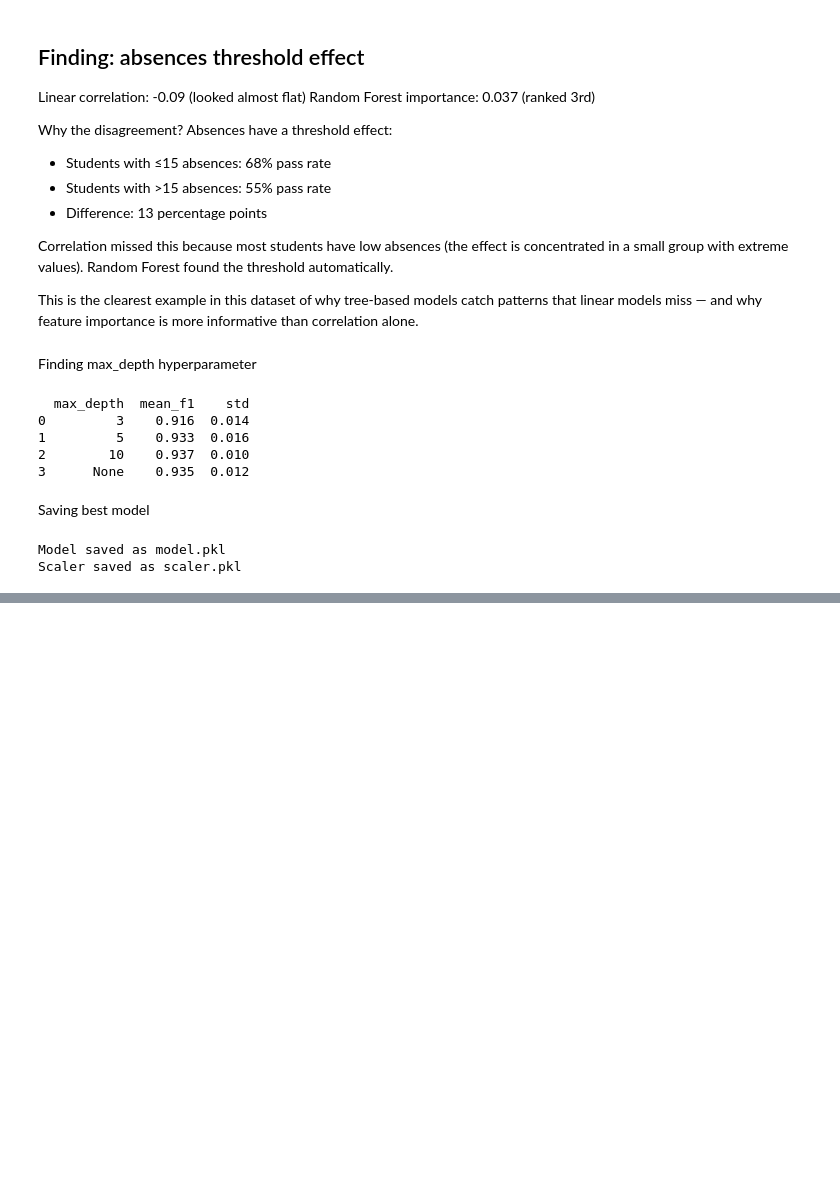
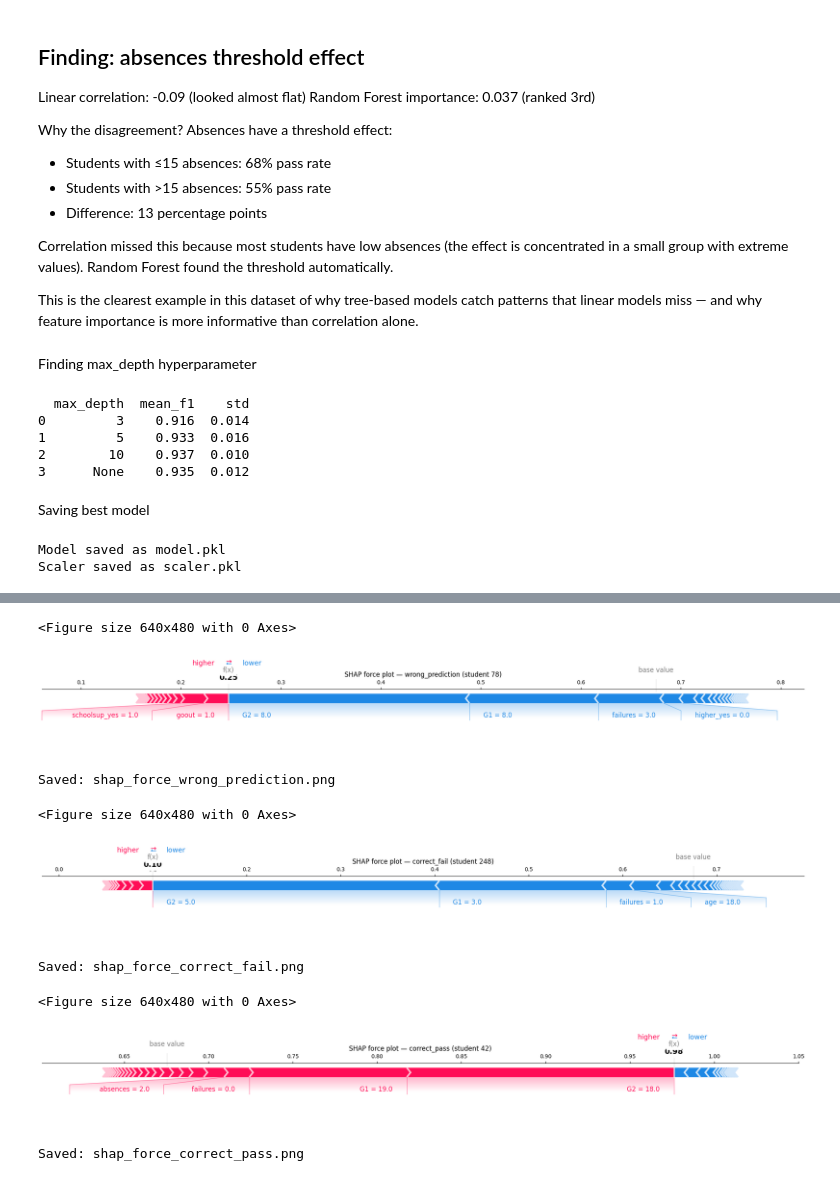
Before and after one commit to Loveena-15/student-pass-prediction-ml, a Jupyter notebook: student_pass_prediction.ipynb, the cells around one changed output, grey strips where cells are left out. Cells and saved outputs as stored; diff of their text form; code cells hidden in the pictures; blank space fills up the shorter version.

```diff
--- a/student_pass_prediction.ipynb
+++ b/student_pass_prediction.ipynb
@@ -820,0 +967,36 @@ Scaler saved as scaler.pkl
+# %%
+import matplotlib.pyplot as plt
+
+student_indices = {
+    'wrong_prediction': 78,
+    'correct_fail': 248,
+    'correct_pass': 42
+}
+
+for label, student_id in student_indices.items():
+    pos = X_test.index.get_loc(student_id)
+
+    plt.figure()
+    shap.force_plot(
+        explainer.expected_value[1],
+        shap_values[:, :, 1][pos],
+        X_test.iloc[pos],
+        feature_names=X.columns.tolist(),
+        matplotlib=True,
+        show=False
+    )
+    plt.title(f'SHAP force plot — {label} (student {student_id})')
+    plt.tight_layout()
+    plt.savefig(f'shap_force_{label}.png', bbox_inches='tight', dpi=150)
+    plt.show()
+    print(f"Saved: shap_force_{label}.png")
+# %% [output]
+<Figure size 640x480 with 0 Axes>
+[figure, added]
+Saved: shap_force_wrong_prediction.png
+<Figure size 640x480 with 0 Axes>
+[figure, added]
+Saved: shap_force_correct_fail.png
+<Figure size 640x480 with 0 Axes>
+[figure, added]
+Saved: shap_force_correct_pass.png
```
Also changed, not shown: parts of 16 cells of this notebook.
